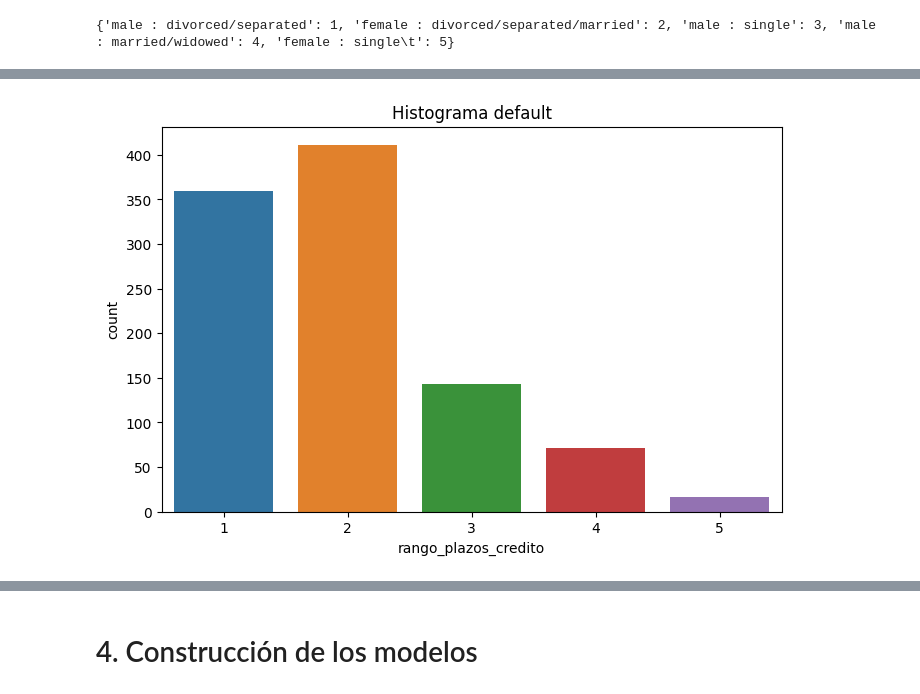
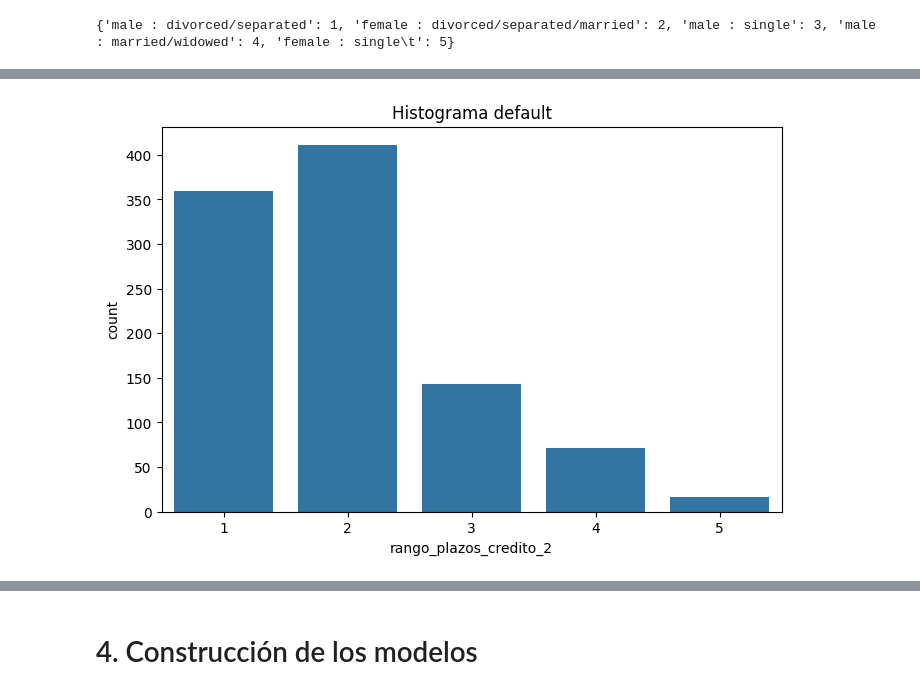
Before and after one commit to pabloing93/credit-scoring-prediction, a Jupyter notebook: credit-scoring.ipynb, the cells around one changed output, grey strips where cells are left out. Cells and saved outputs as stored; diff of their text form; code cells hidden in the pictures.

```diff
--- a/credit-scoring.ipynb
+++ b/credit-scoring.ipynb
@@ -296,12 +296,13 @@ def feature_engineering(df_banco):
     niveles = [1,2,3,4,5,6,7,8,9,10,11,12,13,14,15,16,17,18,19,20]
     #creacion de variable rango_valor_credito
     df_banco['rango_valor_credito'] = pd.cut(x= df_banco['credit_amount'], bins=creditos, labels=niveles)
-    columnas_a_eliminar = ['personal_status_sex', 'age', 'duration_in_month', 'credit_amount']
+    # Quitamos la eliminación de duration_in_month y age para que persista esa información y reagruparla después
+    columnas_a_eliminar = ['personal_status_sex', 'credit_amount']
     df_banco = df_banco.drop(columns=columnas_a_eliminar, axis=1)
 
     return df_banco
 # %%
 #edwin
-df_bank = feature_engineering(df_banco)
-df_bank.head(10)
+df_banco = feature_engineering(df_banco)
+df_banco.head(10)
 # %% [output]
@@ -368,9 +372,29 @@ def feature_engineering2(df_banco):
+# %%
+def feature_engineering_refactor(df_banco):
+    #age: (numerical)
+	#Age in years
+		#1 : 18 <= ... < 30
+		#2 : 30 <= ... < 40
+		#3 : 40 <= ... < 50
+		#4 : 50 <= ... < 60
+		#5 : 60 <= ... < 80
+    #duration_in_month:  (numerical)
+	#Duration in month
+		#1 :  1 <= ... < 12
+	    #2 : 12 <= ... < 24
+		#3 : 24 <= ... < 36
+		#4 : 36 <= ... < 48
+		#5 : 48 <= ... < 72
+    df_banco['rango_plazos_credito_2'] = pd.cut(x = df_banco['duration_in_month'], bins=[1,12,24,36,48,72], labels = [1,2,3,4,5])
+    df_banco['rango_edad_2'] = pd.cut(x = df_banco['age'], bins=[18, 30, 40, 50, 60, 80], labels = [1, 2, 3, 4, 5])
+
+    return df_banco
 # %%
-df_banco = feature_engineering2(df_banco)
+df_banco = feature_engineering_refactor(df_banco)
 # %%
-    plt.figure(figsize=(8, 5))
-    sns.countplot(data=df_banco, x='rango_plazos_credito')
-    plt.title('Histograma default')
-    plt.show()
+plt.figure(figsize=(8, 5))
+sns.countplot(data=df_banco, x='rango_plazos_credito_2')
+plt.title('Histograma default')
+plt.show()
 # %% [output]
-[figure, old version]
+[figure, new version]
```
Also changed, not shown: parts of 10 cells of this notebook.
